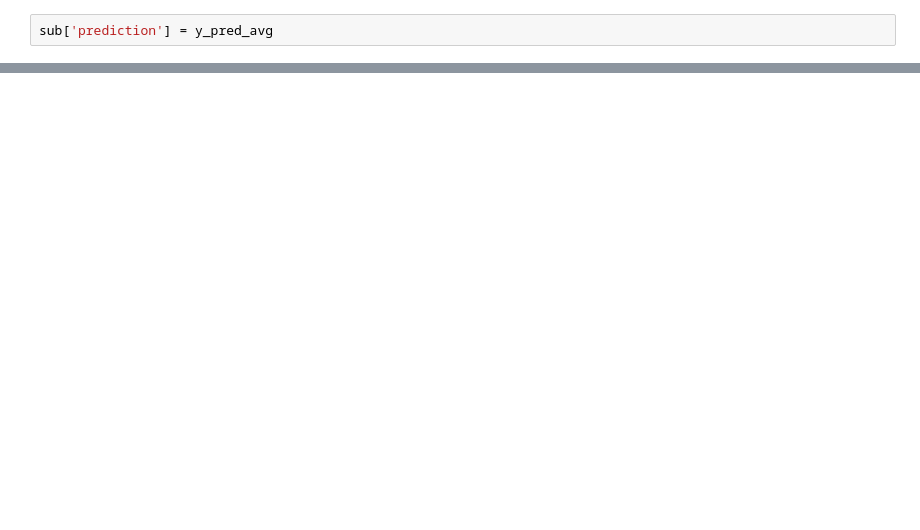
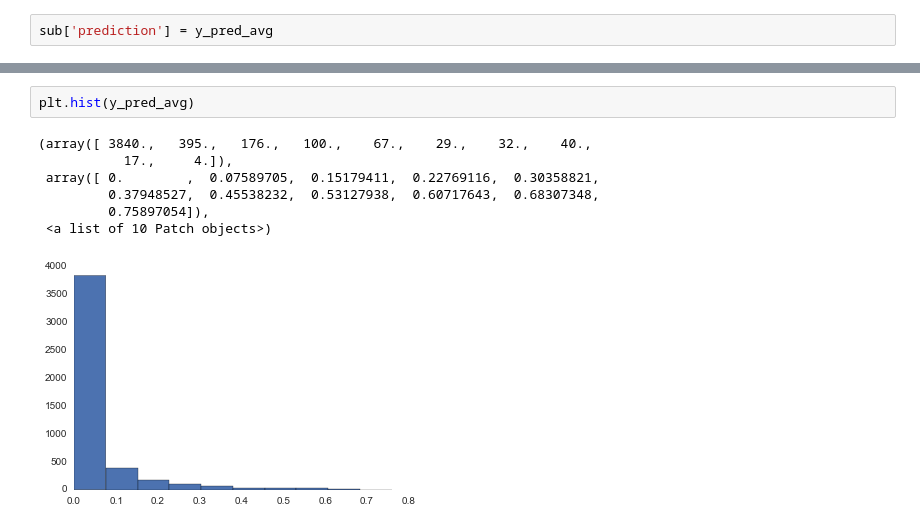
Before and after one commit to JasonTam/fb4, a Jupyter notebook: src/predict.ipynb, the cells around one changed output, grey strips where cells are left out. Cells and saved outputs as stored; diff of their text form; blank space fills up the shorter version.

```diff
--- a/src/predict.ipynb
+++ b/src/predict.ipynb
@@ -357,0 +527,10 @@ sub.to_csv('../submissions/et-adab-bc_avg.csv', index=False)
+# %%
+plt.hist(y_pred_avg)
+# %% [output]
+(array([ 3840.,   395.,   176.,   100.,    67.,    29.,    32.,    40.,
+           17.,     4.]),
+ array([ 0.        ,  0.07589705,  0.15179411,  0.22769116,  0.30358821,
+         0.37948527,  0.45538232,  0.53127938,  0.60717643,  0.68307348,
+         0.75897054]),
+ <a list of 10 Patch objects>)
+[figure, added]
```
Also changed, not shown: parts of 23 cells of this notebook, 4 other files.
